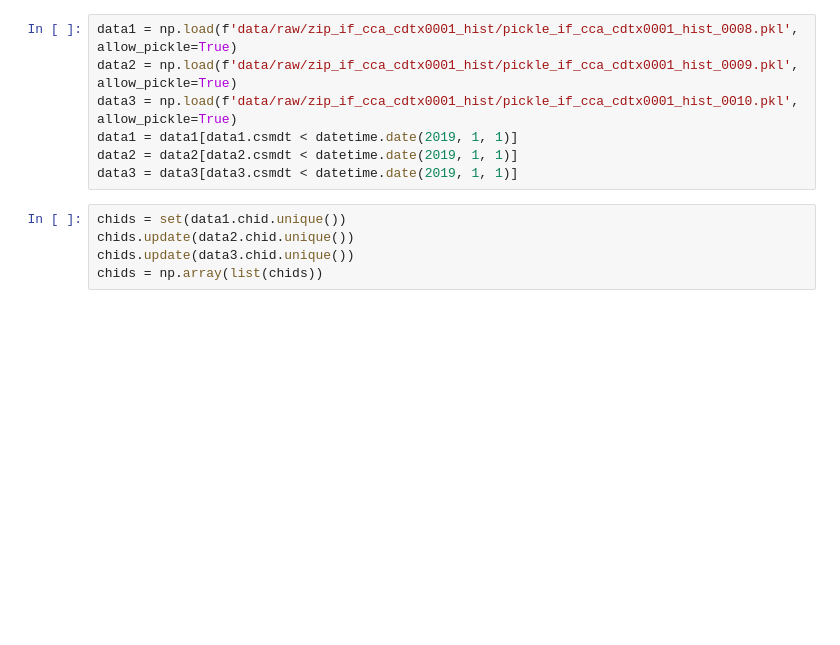
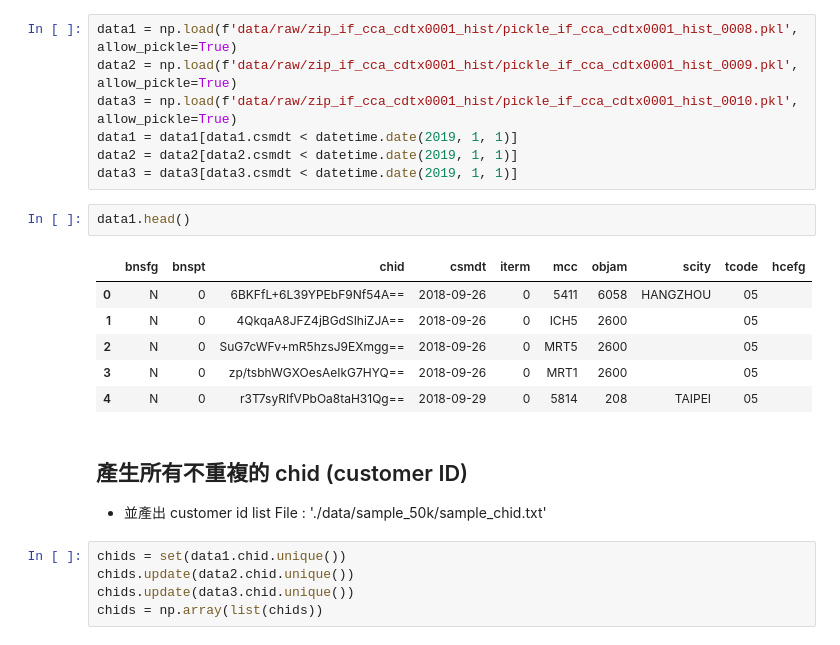
Before and after one commit to justinyeh1995/edu_framework, a Jupyter notebook: WenMing/0_sample_file_by_chid.ipynb, the cells around one changed output. Drawn from its saved outputs; the diff is of its cells as text; blank space fills up the shorter version.

Commit message:
add description for data preprocessing

```diff
--- a/WenMing/0_sample_file_by_chid.ipynb
+++ b/WenMing/0_sample_file_by_chid.ipynb
@@ -27,6 +33,18 @@ data3 = np.load(f'data/raw/zip_if_cca_cdtx0001_hist/pickle_if_cca_cdtx0001_hist_
 data1 = data1[data1.csmdt < datetime.date(2019, 1, 1)]
 data2 = data2[data2.csmdt < datetime.date(2019, 1, 1)]
 data3 = data3[data3.csmdt < datetime.date(2019, 1, 1)]
+# %%
+data1.head()
+# %% [output]
+|  | bnsfg | bnspt | chid | csmdt | iterm | mcc | objam | scity | tcode | hcefg |
+| 0 | N | 0 | 6BKFfL+6L39YPEbF9Nf54A== | 2018-09-26 | 0 | 5411 | 6058 | HANGZHOU | 05 |  |
+| 1 | N | 0 | 4QkqaA8JFZ4jBGdSIhiZJA== | 2018-09-26 | 0 | ICH5 | 2600 |  | 05 |  |
+| 2 | N | 0 | SuG7cWFv+mR5hzsJ9EXmgg== | 2018-09-26 | 0 | MRT5 | 2600 |  | 05 |  |
+| 3 | N | 0 | zp/tsbhWGXOesAeIkG7HYQ== | 2018-09-26 | 0 | MRT1 | 2600 |  | 05 |  |
+| 4 | N | 0 | r3T7syRIfVPbOa8taH31Qg== | 2018-09-29 | 0 | 5814 | 208 | TAIPEI | 05 |  |
+# %% [markdown]
+## 產生所有不重複的 chid (customer ID)
+* 並產出 customer id list File : './data/sample_50k/sample_chid.txt'
 # %%
 chids = set(data1.chid.unique())
 chids.update(data2.chid.unique())
```
Also changed, not shown: parts of 24 cells of this notebook.
